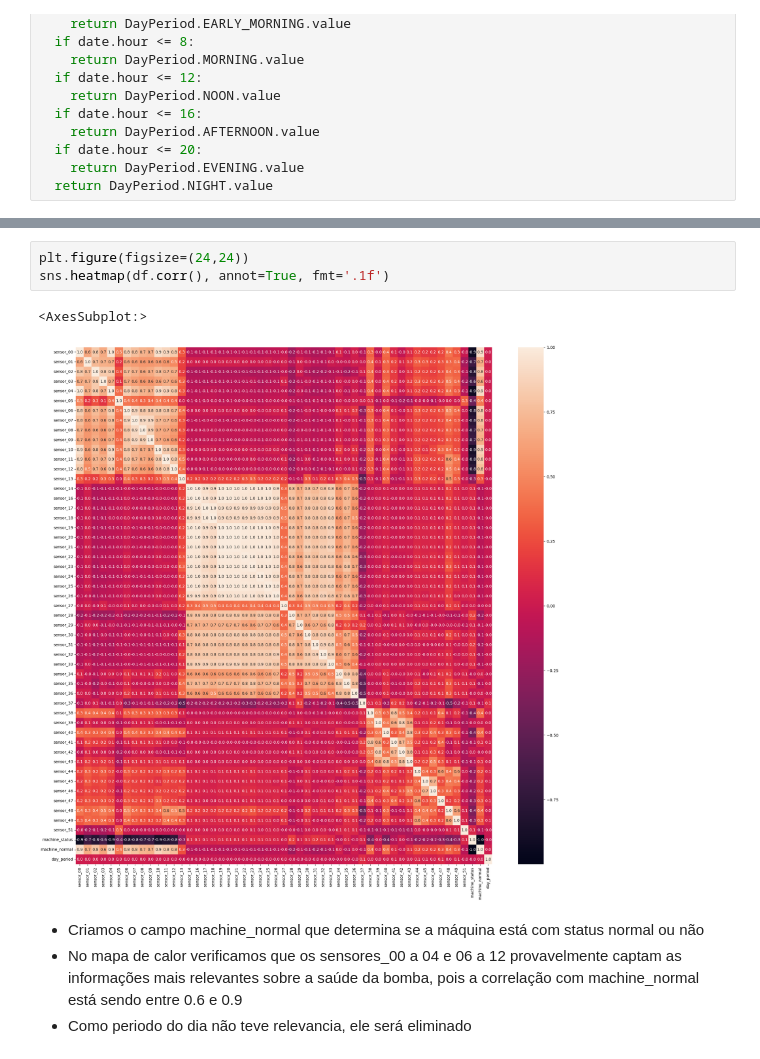
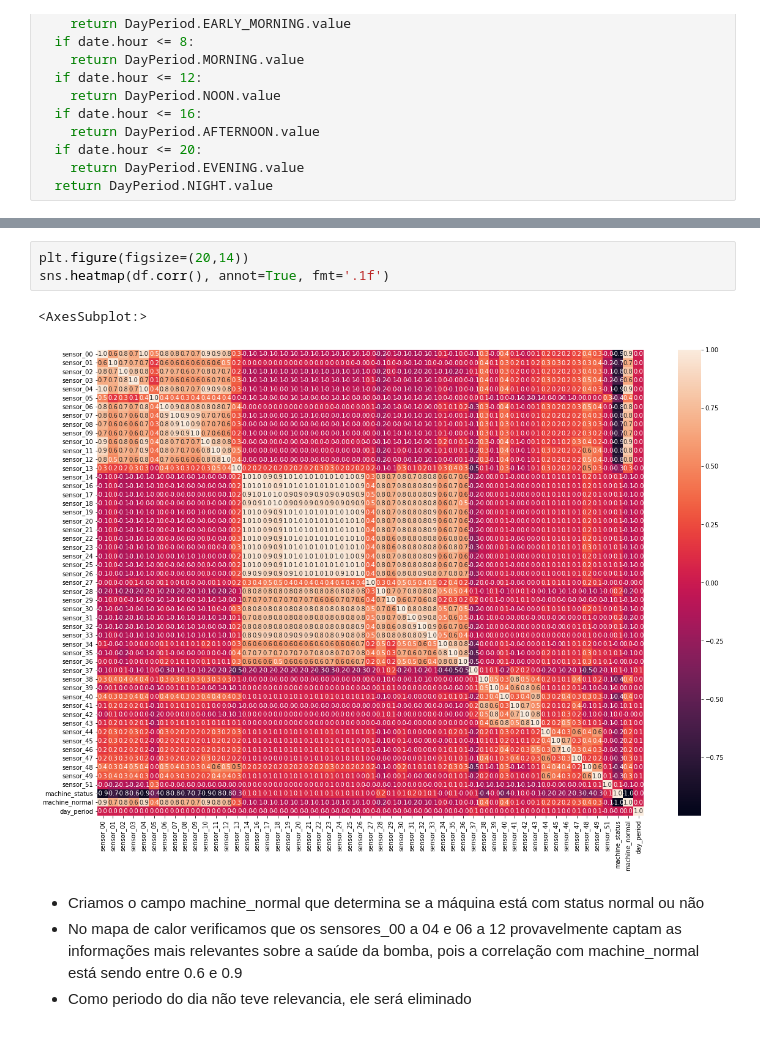
Before and after one commit to ThiagoOliveira001/learningIA, a Jupyter notebook: IA2A2/DESAFIO2/IA2A2_DESAFIO2.ipynb, the cells around one changed output, grey strips where cells are left out. Drawn from its saved outputs; the diff is of its cells as text.

```diff
--- a/IA2A2/DESAFIO2/IA2A2_DESAFIO2.ipynb
+++ b/IA2A2/DESAFIO2/IA2A2_DESAFIO2.ipynb
@@ -262,9 +264,9 @@ array([0, 1, 2, 3, 4, 5], dtype=int64)
 # %%
-plt.figure(figsize=(24,24))
+plt.figure(figsize=(20,14))
 sns.heatmap(df.corr(), annot=True, fmt='.1f')
 # %% [output]
 <AxesSubplot:>
-[figure, old version]
+[figure, new version]
 # %% [markdown]
 - Criamos o campo machine_normal que determina se a máquina está com status normal ou não
 - No mapa de calor verificamos que os sensores_00 a 04 e 06 a 12 provavelmente captam as informações mais relevantes sobre a saúde da bomba, pois a correlação com machine_normal está sendo entre 0.6 e 0.9
```
Also changed, not shown: parts of 35 cells of this notebook, 1 other file.
